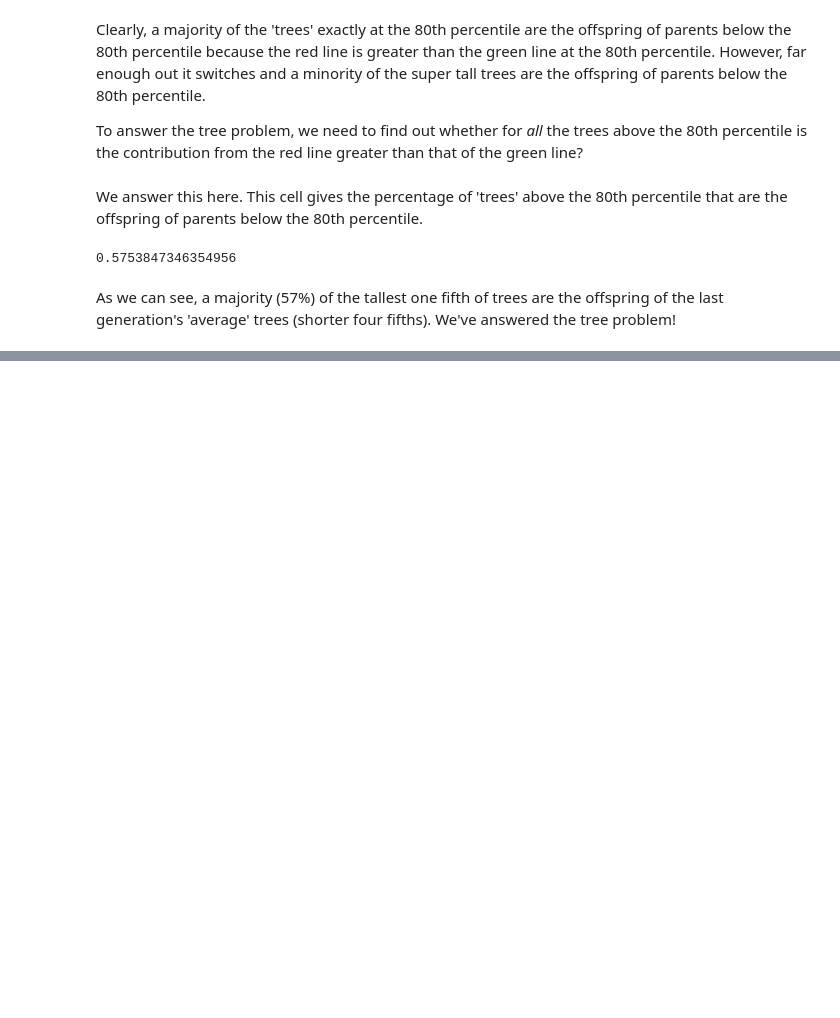
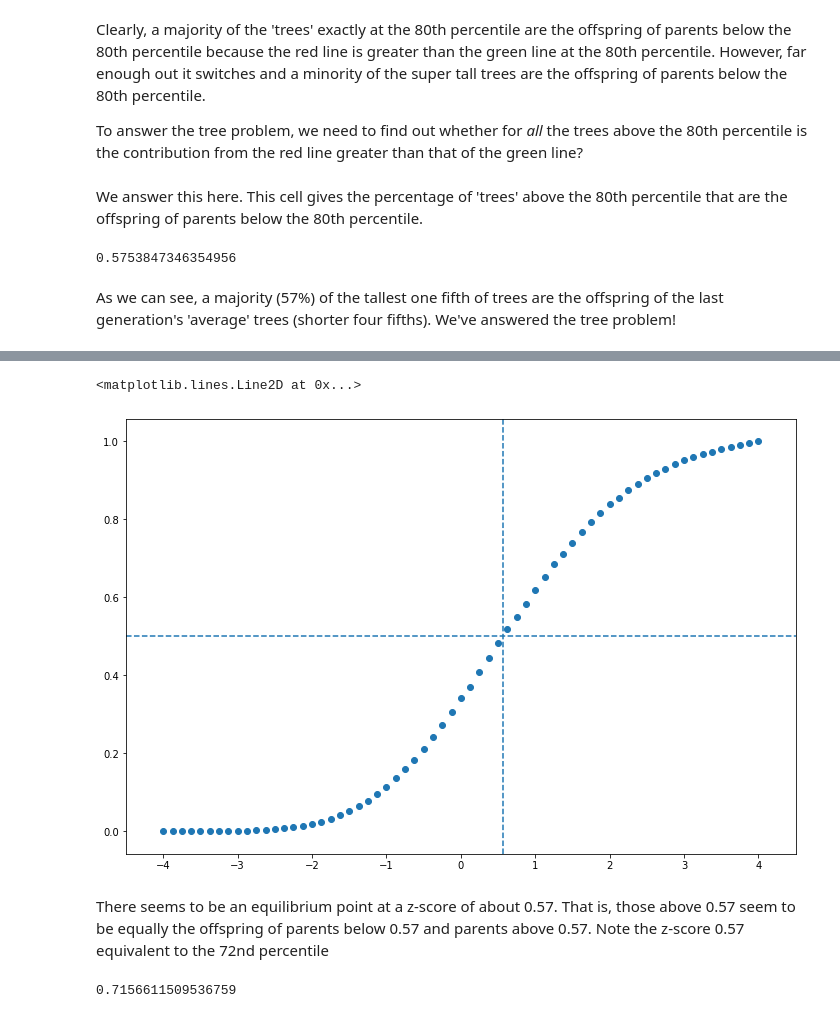
Before and after one commit to jessebmurray/polygenic, a Jupyter notebook: tree_project_explainer.ipynb, the cells around one changed output, grey strips where cells are left out. Drawn from its saved outputs; the diff is of its cells as text; code cells hidden in the pictures; blank space fills up the shorter version.

Commit message:
added step tree problem and equilibrium

```diff
--- a/tree_project_explainer.ipynb
+++ b/tree_project_explainer.ipynb
@@ -253,3 +255,5 @@ tree.proportion_attributable_percentile(parent_distribution, r, r_s, below_k_p=0
 0.5753847346354956
 # %% [markdown]
 As we can see, a majority (57%) of the tallest one fifth of trees are the offspring of the last generation's 'average' trees (shorter four fifths). We've answered the tree problem!
+# %%
+tree_problem_range = tree.step_tree_question_z_score(parent_distribution, r, r_s, z_score_increment=0.125, z_score_bound=8)
@@ -255,0 +264,15 @@ As we can see, a majority (57%) of the tallest one fifth of trees are the offspr
+# %%
+plt.figure(figsize=fig_size)
+plt.xlim(-4.5, 4.5)
+plt.scatter(np.arange(-4, 4.125, 0.125), tree_problem_range)
+plt.axhline(y=0.5, linestyle='--')
+plt.axvline(x=0.57, linestyle='--')
+# %% [output]
+<matplotlib.lines.Line2D at 0x...>
+[figure, added]
+# %% [markdown]
+There seems to be an equilibrium point at a z-score of about 0.57. That is, those above 0.57 seem to be equally the offspring of parents below 0.57 and parents above 0.57. Note the z-score 0.57 equivalent to the 72nd percentile
+# %%
+st.norm.cdf(0.57)
+# %% [output]
+0.7156611509536759
```
Also changed, not shown: parts of 8 cells of this notebook.
